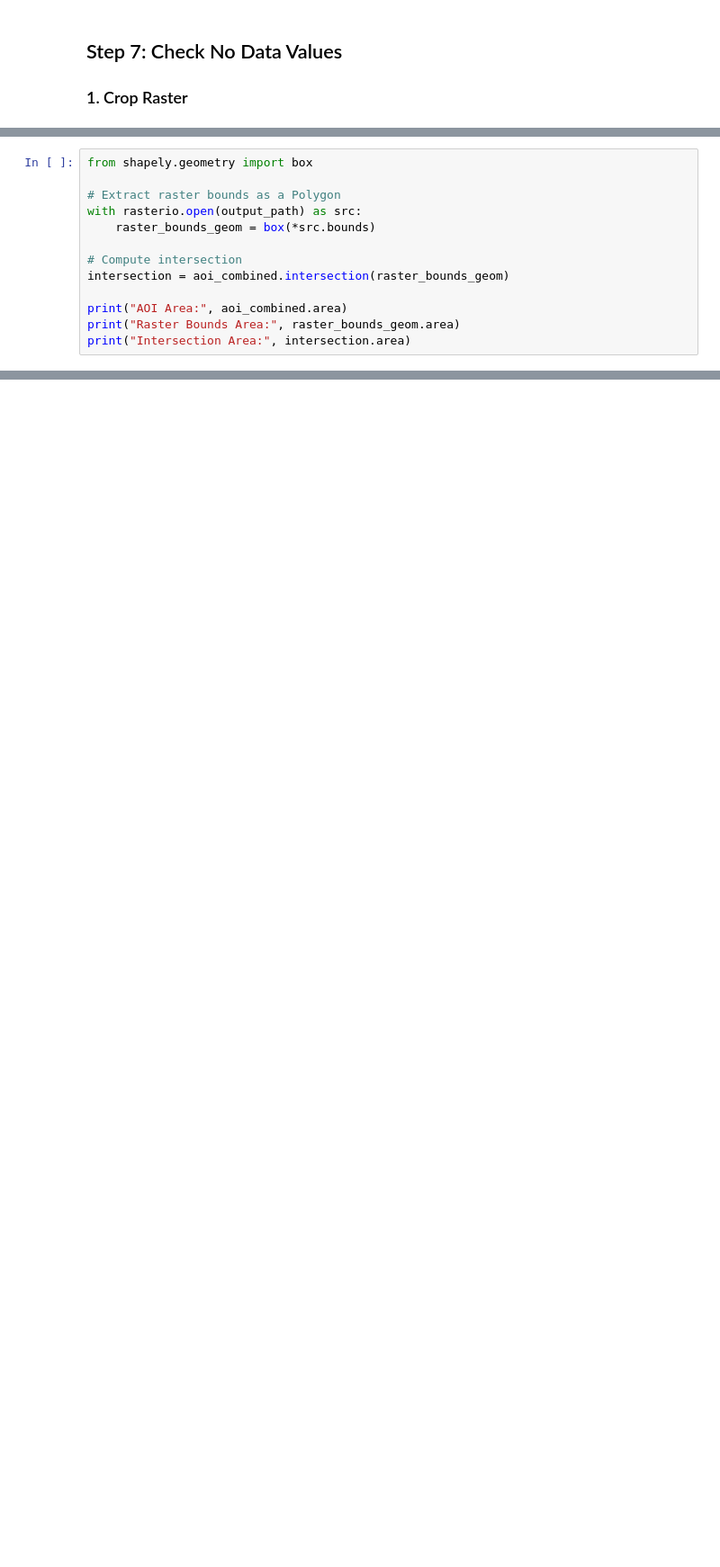
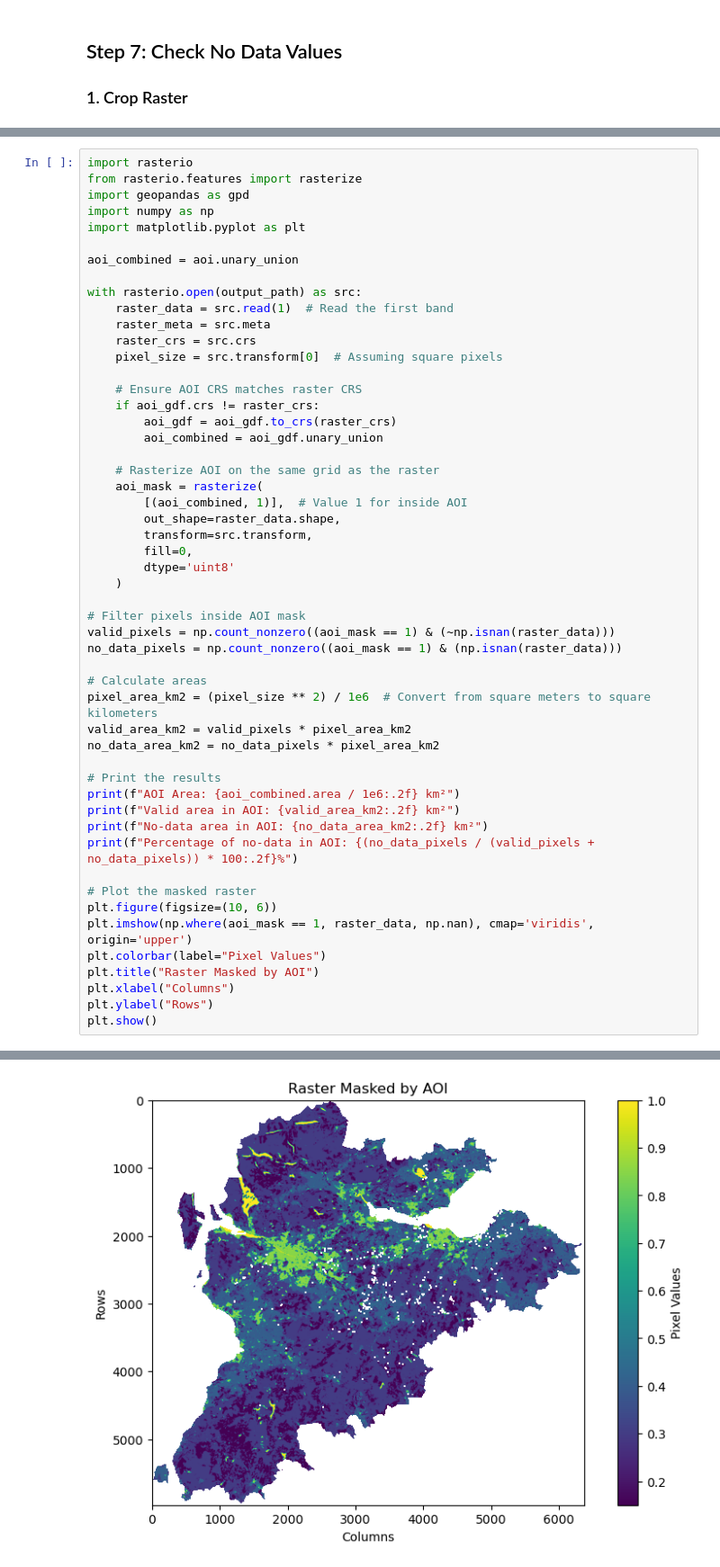
Before and after one commit to Mavisan6/MScThesis-MaviSantarelli, a Jupyter notebook: notebooks/1_Datasets/ReclassifyingRunoffCoefficients.ipynb, the cells around one changed output, grey strips where cells are left out. Shown at 90% size. Saved outputs shown, nothing was run; the diff lists cells and outputs as text; blank space fills up the shorter version.

```diff
--- a/notebooks/1_Datasets/ReclassifyingRunoffCoefficients.ipynb
+++ b/notebooks/1_Datasets/ReclassifyingRunoffCoefficients.ipynb
@@ -260,13 +139,0 @@ No-Data Area: 17603.02 km²
-# %%
-from shapely.geometry import box
-
-# Extract raster bounds as a Polygon
-with rasterio.open(output_path) as src:
-    raster_bounds_geom = box(*src.bounds)
-
-# Compute intersection
-intersection = aoi_combined.intersection(raster_bounds_geom)
-
-print("AOI Area:", aoi_combined.area)
-print("Raster Bounds Area:", raster_bounds_geom.area)
-print("Intersection Area:", intersection.area)
@@ -333,0 +140,53 @@ plt.show()
+# %%
+import rasterio
+from rasterio.features import rasterize
+import geopandas as gpd
+import numpy as np
+import matplotlib.pyplot as plt
+
+aoi_combined = aoi.unary_union
+
+with rasterio.open(output_path) as src:
+    raster_data = src.read(1)  # Read the first band
+    raster_meta = src.meta
+    raster_crs = src.crs
+    pixel_size = src.transform[0]  # Assuming square pixels
+
+    # Ensure AOI CRS matches raster CRS
+    if aoi_gdf.crs != raster_crs:
+        aoi_gdf = aoi_gdf.to_crs(raster_crs)
+        aoi_combined = aoi_gdf.unary_union
+
+    # Rasterize AOI on the same grid as the raster
+    aoi_mask = rasterize(
+        [(aoi_combined, 1)],  # Value 1 for inside AOI
+        out_shape=raster_data.shape,
+        transform=src.transform,
+        fill=0,
+        dtype='uint8'
+    )
+
+# Filter pixels inside AOI mask
+valid_pixels = np.count_nonzero((aoi_mask == 1) & (~np.isnan(raster_data)))
+no_data_pixels = np.count_nonzero((aoi_mask == 1) & (np.isnan(raster_data)))
+
+# Calculate areas
+pixel_area_km2 = (pixel_size ** 2) / 1e6  # Convert from square meters to square kilometers
+valid_area_km2 = valid_pixels * pixel_area_km2
+no_data_area_km2 = no_data_pixels * pixel_area_km2
+
+# Print the results
+print(f"AOI Area: {aoi_combined.area / 1e6:.2f} km²")
+print(f"Valid area in AOI: {valid_area_km2:.2f} km²")
+print(f"No-data area in AOI: {no_data_area_km2:.2f} km²")
+print(f"Percentage of no-data in AOI: {(no_data_pixels / (valid_pixels + no_data_pixels)) * 100:.2f}%")
+
+# Plot the masked raster
+plt.figure(figsize=(10, 6))
+plt.imshow(np.where(aoi_mask == 1, raster_data, np.nan), cmap='viridis', origin='upper')
+plt.colorbar(label="Pixel Values")
+plt.title("Raster Masked by AOI")
+plt.xlabel("Columns")
+plt.ylabel("Rows")
+plt.show()
+# %% [output]
@@ -333,0 +197 @@ plt.show()
+[figure, added]
```
Also changed, not shown: parts of 15 cells of this notebook, 2 other files.
